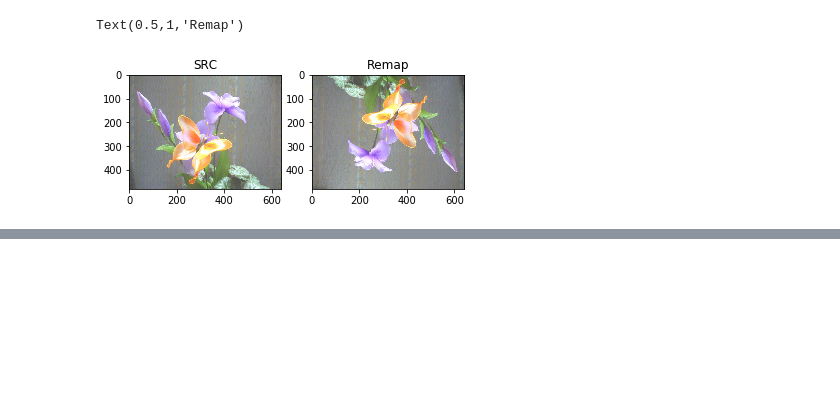
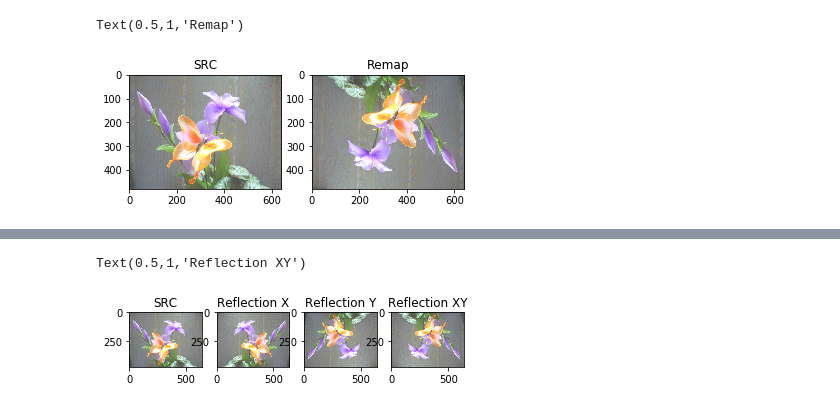
Before and after one commit to juxiangwu/image-processing, a Jupyter notebook: OpenCV/05-图像几何变换.ipynb, the cells around one changed output, grey strips where cells are left out. Saved outputs shown, nothing was run; the diff lists cells and outputs as text; code cells hidden in the pictures; blank space fills up the shorter version.

```diff
--- a/OpenCV/05-图像几何变换.ipynb
+++ b/OpenCV/05-图像几何变换.ipynb
@@ -105,0 +125,24 @@ Text(0.5,1,'Remap')
+# %%
+rows,cols = src.shape[0],src.shape[1]
+mh = np.float32([ -1, 0, cols, 0, 1, 0]).reshape((2,3))
+mv = np.float32([1, 0, 0, 0, -1, rows]).reshape((2,3))
+mat = np.float32([ -1, 0, cols, 0, -1, rows]).reshape((2,3))
+dstx = cv2.warpAffine(rgb,mh,(cols,rows))
+dsty = cv2.warpAffine(rgb,mv,(cols,rows))
+dstxy = cv2.warpAffine(rgb,mat,(cols,rows))
+# %%
+plt.subplot(141)
+plt.imshow(rgb)
+plt.title('SRC')
+plt.subplot(142)
+plt.imshow(dstx)
+plt.title('Reflection X')
+plt.subplot(143)
+plt.imshow(dsty)
+plt.title('Reflection Y')
+plt.subplot(144)
+plt.imshow(dstxy)
+plt.title('Reflection XY')
+# %% [output]
+Text(0.5,1,'Reflection XY')
+[figure, added]
```
Also changed, not shown: parts of 4 cells of this notebook, 41 other files.
